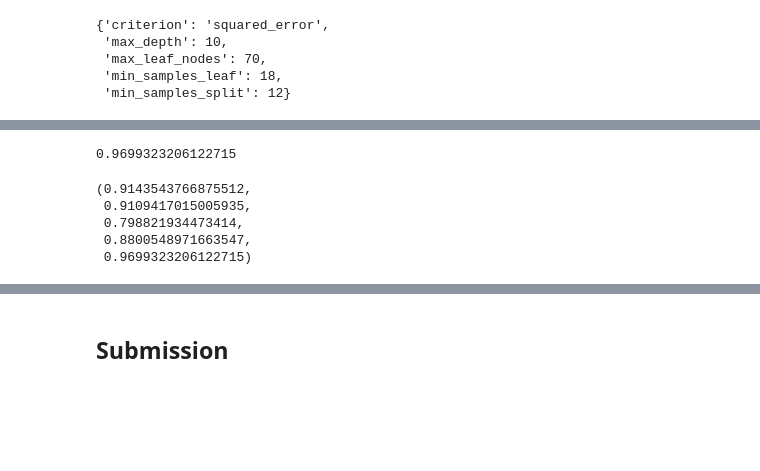
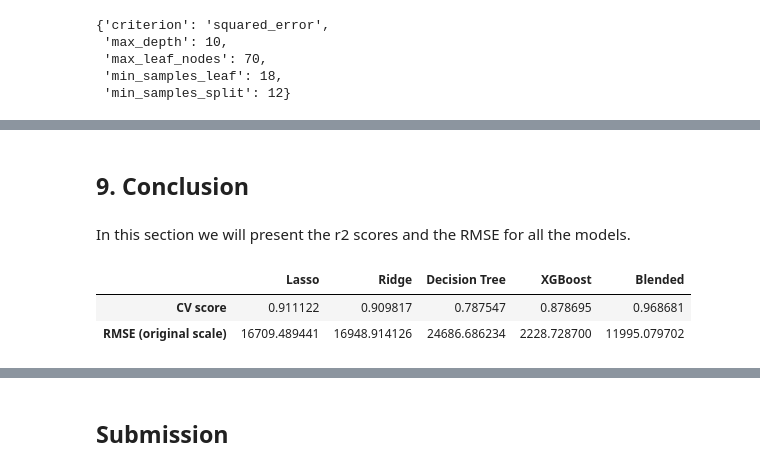
Before and after one commit to JackPierce11/Predicting-House-Prices, a Jupyter notebook: predicting-house-prices.ipynb, the cells around one changed output, grey strips where cells are left out. Cells and saved outputs as stored; diff of their text form; code cells hidden in the pictures; blank space fills up the shorter version.

```diff
--- a/predicting-house-prices.ipynb
+++ b/predicting-house-prices.ipynb
@@ -542,13 +567,25 @@ from sklearn.metrics import r2_score
 blended_r2 = r2_score(y_train, blended_predictions(X_train_scaled))
-# %%
-blended_r2
-# %% [output]
-0.9699323206122715
-# %%
-lasso_cv, ridge_cv, dtr_cv, xgb_cv, blended_r2
-# %% [output]
-(0.9143543766875512,
- 0.9109417015005935,
- 0.798821934473414,
- 0.8800548971663547,
- 0.9699323206122715)
+# %% [markdown]
+## 9. Conclusion
+# %% [markdown]
+In this section we will present the r2 scores and the RMSE for all the models.
+# %%
+# Finding the root mean squared errors on the original scale for all the models
+lasso_rmse = mean_squared_error(np.expm1(y_train), np.expm1(lasso.predict(X_train_scaled)), squared=False)
+ridge_rmse = mean_squared_error(np.expm1(y_train), np.expm1(ridge.predict(X_train_scaled)), squared=False)
+dtr_rmse = mean_squared_error(np.expm1(y_train), np.expm1(dtr_grid.best_estimator_.predict(X_train_scaled)), squared=False)
+xgb_rmse = mean_squared_error(np.expm1(y_train), np.expm1(xgb.predict(X_train_scaled)), squared=False)
+blended_rmse = mean_squared_error(np.expm1(y_train), np.expm1(blended_predictions(X_train_scaled)), squared=False)
+# %%
+# Creating a dataframe to summarise the results
+summary_table = pd.DataFrame({'Lasso': (lasso_cv, lasso_rmse),
+                              'Ridge': (ridge_cv, ridge_rmse),
+                              'Decision Tree': (dtr_cv, dtr_rmse),
+                              'XGBoost': (xgb_cv, xgb_rmse),
+                              'Blended': (blended_r2, blended_rmse),
+                             }, index=['CV score', 'RMSE (original scale)'])
+summary_table
+# %% [output]
+|  | Lasso | Ridge | Decision Tree | XGBoost | Blended |
+| CV score | 0.911122 | 0.909817 | 0.787547 | 0.878695 | 0.968681 |
+| RMSE (original scale) | 16709.489441 | 16948.914126 | 24686.686234 | 2228.728700 | 11995.079702 |
```
Also changed, not shown: parts of 31 cells of this notebook.
